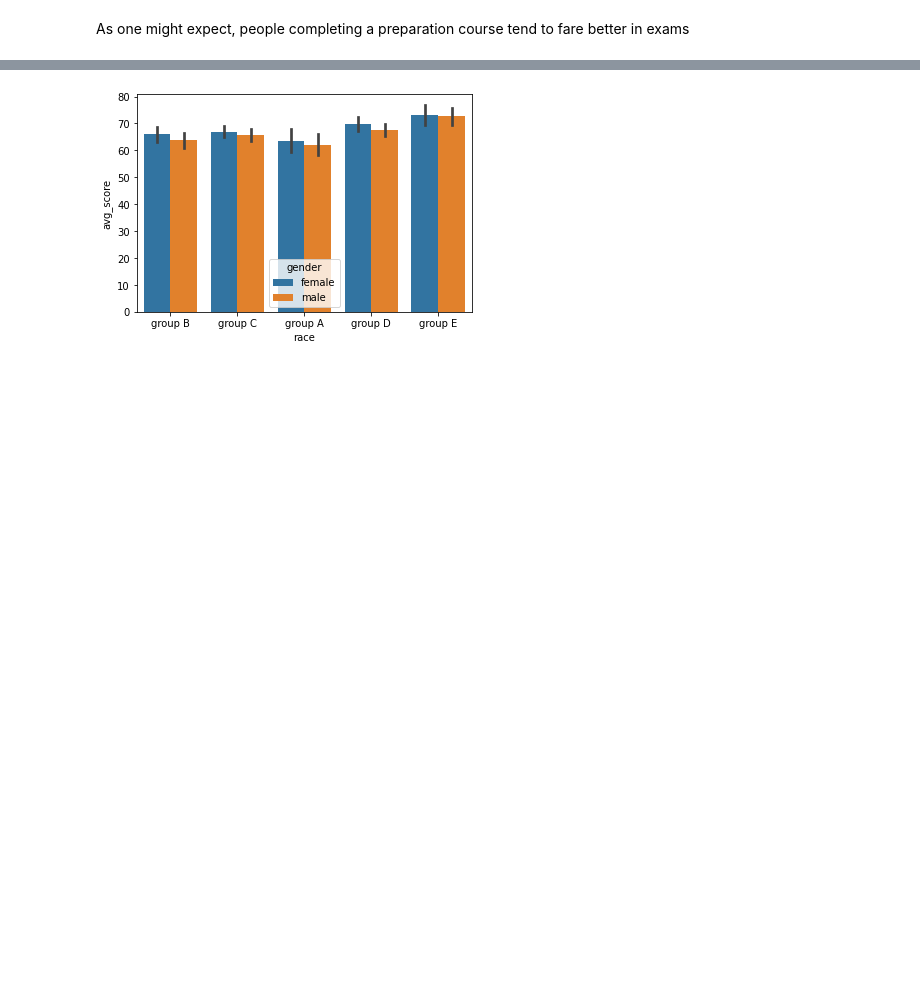
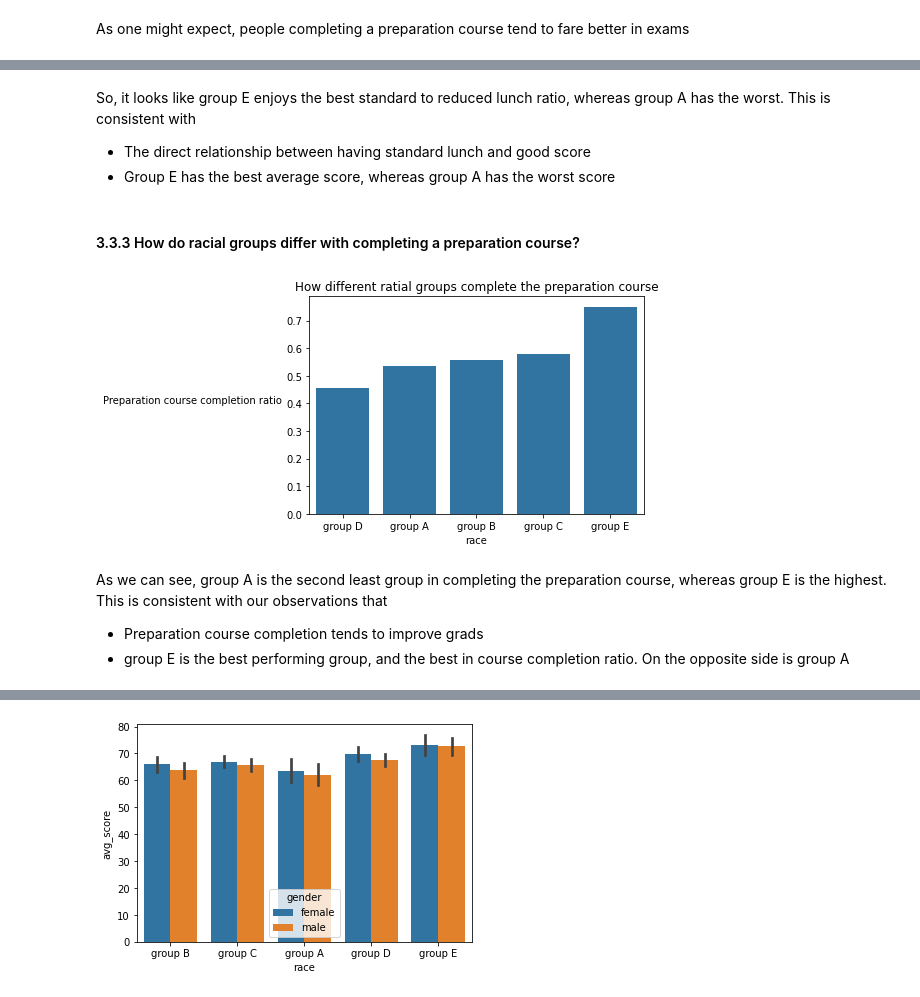
Before and after one commit to Hazem0h/project-3-Data-Viz, a Jupyter notebook: Part 1.ipynb, the cells around one changed output, grey strips where cells are left out. Cells and saved outputs as stored; diff of their text form; code cells hidden in the pictures; blank space fills up the shorter version.

```diff
--- a/Part 1.ipynb
+++ b/Part 1.ipynb
@@ -354,0 +430,22 @@ I will try to explore further the relation betwee racial group and other element
+# %% [markdown]
+So, it looks like group E enjoys the best standard to reduced lunch ratio, whereas group A has the worst. This is consistent with
+* The direct relationship between having standard lunch and good score
+* Group E has the best average score, whereas group A has the worst score
+# %% [markdown]
+#### 3.3.3 How do racial groups differ with completing a preparation course?
+# %%
+# groupby lunch type, and get the value counts (it's faster to use lambdas)
+grouped_race_prep = df_mod.groupby("race")["prep_course"].agg(lambda x: x.value_counts()["completed"]/x.value_counts()["none"])
+grouped_race_prep
+ordered = grouped_race_prep.sort_values()
+
+# plot
+sb.barplot(x = ordered.index, y = ordered.values, color = base_color);
+plt.ylabel("Preparation course completion ratio", rotation = 0, ha = "right");
+plt.title("How different ratial groups complete the preparation course");
+# %% [output]
+[figure, added]
+# %% [markdown]
+As we can see, group A is the second least group in completing the preparation course, whereas group E is the highest. This is consistent with our observations that
+* Preparation course completion tends to improve grads
+* group E is the best performing group, and the best in course completion ratio. On the opposite side is group A
```
Also changed, not shown: parts of 40 cells of this notebook.
